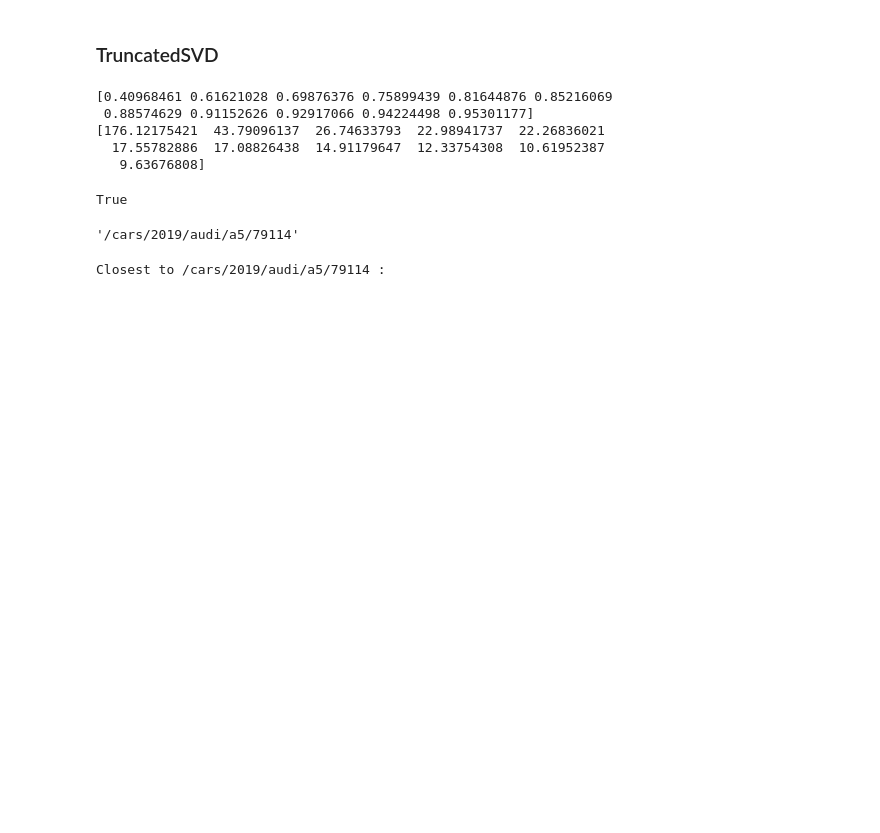
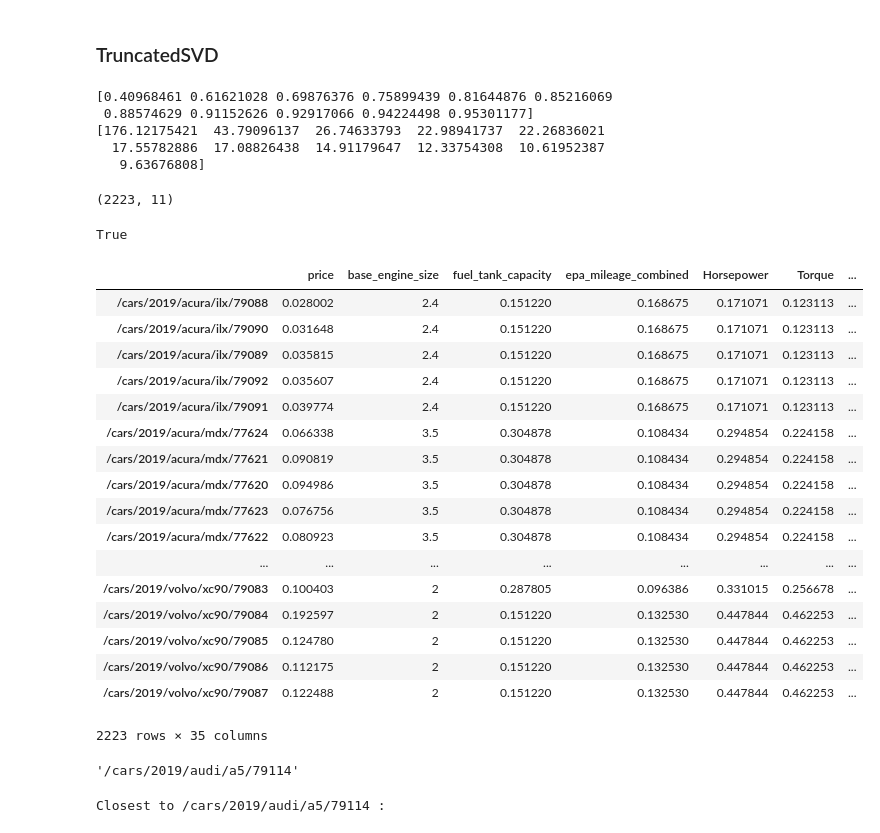
Before and after one commit to oqusous/car_recommendation_, a Jupyter notebook: 03_modelling.ipynb, the cells around one changed output. Saved outputs shown, nothing was run; the diff lists cells and outputs as text; code cells hidden in the pictures; blank space fills up the shorter version.

```diff
--- a/03_modelling.ipynb
+++ b/03_modelling.ipynb
@@ -534,6 +537,10 @@ print(svd.singular_values_)
 [176.12175421  43.79096137  26.74633793  22.98941737  22.26836021
   17.55782886  17.08826438  14.91179647  12.33754308  10.61952387
    9.63676808]
+# %%
+df_Annoy_svd.shape
+# %% [output]
+(2223, 11)
 # %%
 from annoy import AnnoyIndex
 import random
@@ -548,6 +555,27 @@ t.build(15)
 t.save('test.ann')
 # %% [output]
 True
+# %%
+df_gas_mod
+# %% [output]
+|  | price | base_engine_size | fuel_tank_capacity | epa_mileage_combined | Horsepower | Torque | ... |
+| /cars/2019/acura/ilx/79088 | 0.028002 | 2.4 | 0.151220 | 0.168675 | 0.171071 | 0.123113 | ... |
+| /cars/2019/acura/ilx/79090 | 0.031648 | 2.4 | 0.151220 | 0.168675 | 0.171071 | 0.123113 | ... |
+| /cars/2019/acura/ilx/79089 | 0.035815 | 2.4 | 0.151220 | 0.168675 | 0.171071 | 0.123113 | ... |
+| /cars/2019/acura/ilx/79092 | 0.035607 | 2.4 | 0.151220 | 0.168675 | 0.171071 | 0.123113 | ... |
+| /cars/2019/acura/ilx/79091 | 0.039774 | 2.4 | 0.151220 | 0.168675 | 0.171071 | 0.123113 | ... |
+| /cars/2019/acura/mdx/77624 | 0.066338 | 3.5 | 0.304878 | 0.108434 | 0.294854 | 0.224158 | ... |
+| /cars/2019/acura/mdx/77621 | 0.090819 | 3.5 | 0.304878 | 0.108434 | 0.294854 | 0.224158 | ... |
+| /cars/2019/acura/mdx/77620 | 0.094986 | 3.5 | 0.304878 | 0.108434 | 0.294854 | 0.224158 | ... |
+| /cars/2019/acura/mdx/77623 | 0.076756 | 3.5 | 0.304878 | 0.108434 | 0.294854 | 0.224158 | ... |
+| /cars/2019/acura/mdx/77622 | 0.080923 | 3.5 | 0.304878 | 0.108434 | 0.294854 | 0.224158 | ... |
+| ... | ... | ... | ... | ... | ... | ... | ... |
+| /cars/2019/volvo/xc90/79083 | 0.100403 | 2 | 0.287805 | 0.096386 | 0.331015 | 0.256678 | ... |
+| /cars/2019/volvo/xc90/79084 | 0.192597 | 2 | 0.151220 | 0.132530 | 0.447844 | 0.462253 | ... |
+| /cars/2019/volvo/xc90/79085 | 0.124780 | 2 | 0.151220 | 0.132530 | 0.447844 | 0.462253 | ... |
+| /cars/2019/volvo/xc90/79086 | 0.112175 | 2 | 0.151220 | 0.132530 | 0.447844 | 0.462253 | ... |
+| /cars/2019/volvo/xc90/79087 | 0.122488 | 2 | 0.151220 | 0.132530 | 0.447844 | 0.462253 | ... |
+2223 rows × 35 columns
 # %%
 df_gas_mod.index[100]
 # %% [output]
```
Also changed, not shown: parts of 16 cells of this notebook, 4 other files.
